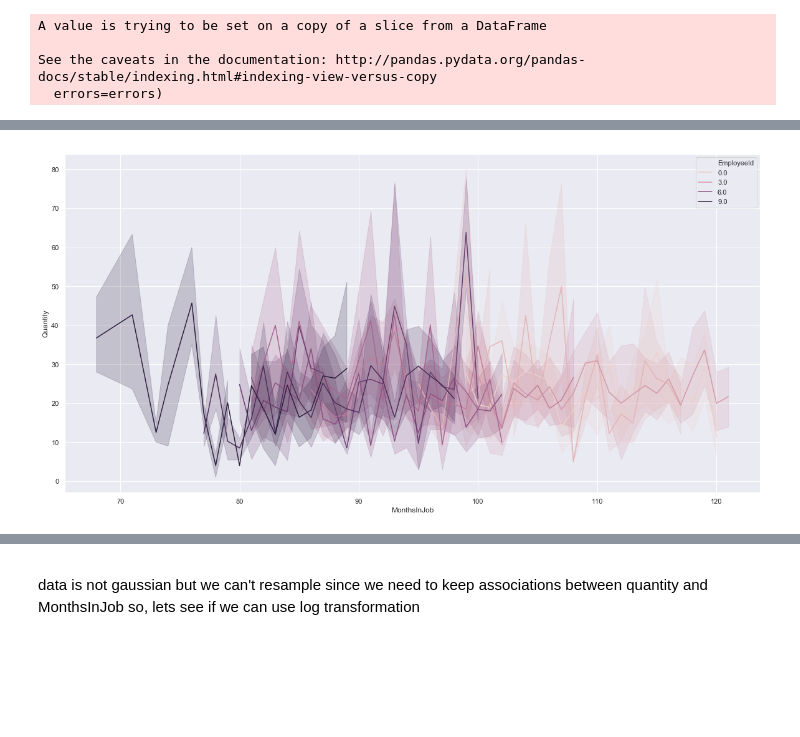
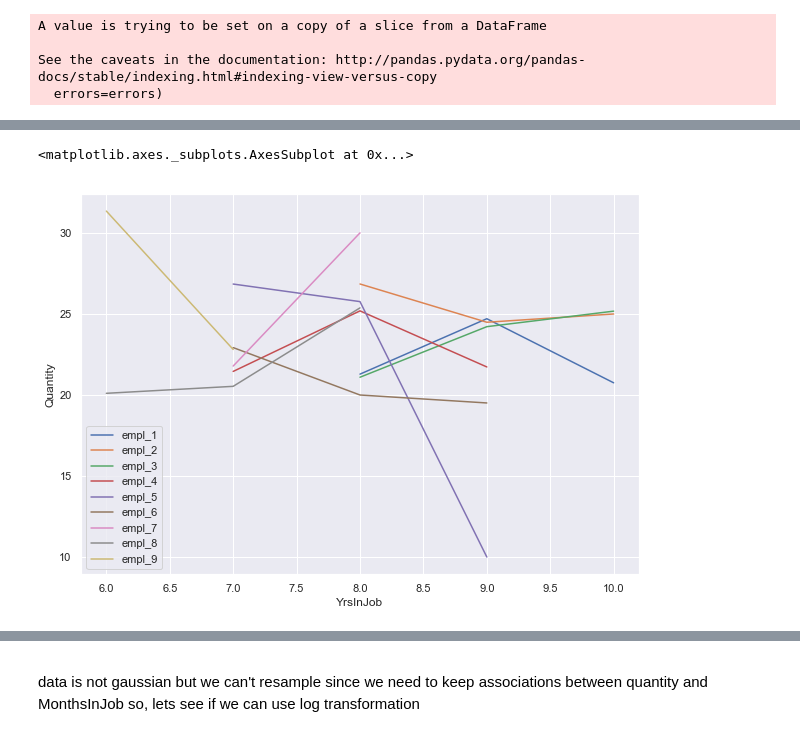
Before and after one commit to mgavish/Hypothesis-Testing, a Jupyter notebook: Mod 2 Final Project Work V11.ipynb, the cells around one changed output, grey strips where cells are left out. Saved outputs shown, nothing was run; the diff lists cells and outputs as text; code cells hidden in the pictures; blank space fills up the shorter version.

```diff
--- a/Mod 2 Final Project Work V11.ipynb
+++ b/Mod 2 Final Project Work V11.ipynb
@@ -935,3 +920,0 @@ empl_1.head()
-# %%
-sns.set(rc={'figure.figsize':(20,10)})
-q3BarPlot = sns.barplot(x= 'MonthsInJob', y='Quantity', data= q3df)
@@ -940,4 +921,13 @@ q3BarPlot = sns.barplot(x= 'MonthsInJob', y='Quantity', data= q3df)
-# %%
-q3LinePlot = sns.lineplot(x= 'MonthsInJob', y='Quantity', hue = 'EmployeeId', data= q3df)
-# %% [output]
-[figure, removed]
+# %%
+sns.lineplot(x = 'YrsInJob', y = 'Quantity', data = empl_1,  label = "empl_1", ci=None)
+sns.lineplot(x = 'YrsInJob', y = 'Quantity', data = empl_2,  label = "empl_2", ci=None)
+sns.lineplot(x = 'YrsInJob', y = 'Quantity', data = empl_3,  label = "empl_3", ci=None)
+sns.lineplot(x = 'YrsInJob', y = 'Quantity', data = empl_4,  label = "empl_4", ci=None)
+sns.lineplot(x = 'YrsInJob', y = 'Quantity', data = empl_5,  label = "empl_5", ci=None)
+sns.lineplot(x = 'YrsInJob', y = 'Quantity', data = empl_6,  label = "empl_6", ci=None)
+sns.lineplot(x = 'YrsInJob', y = 'Quantity', data = empl_7,  label = "empl_7", ci=None)
+sns.lineplot(x = 'YrsInJob', y = 'Quantity', data = empl_8,  label = "empl_8", ci=None)
+sns.lineplot(x = 'YrsInJob', y = 'Quantity', data = empl_9,  label = "empl_9", ci=None)
+# %% [output]
+<matplotlib.axes._subplots.AxesSubplot at 0x...>
+[figure, added]
```
Also changed, not shown: parts of 61 cells of this notebook, 3 other files.
